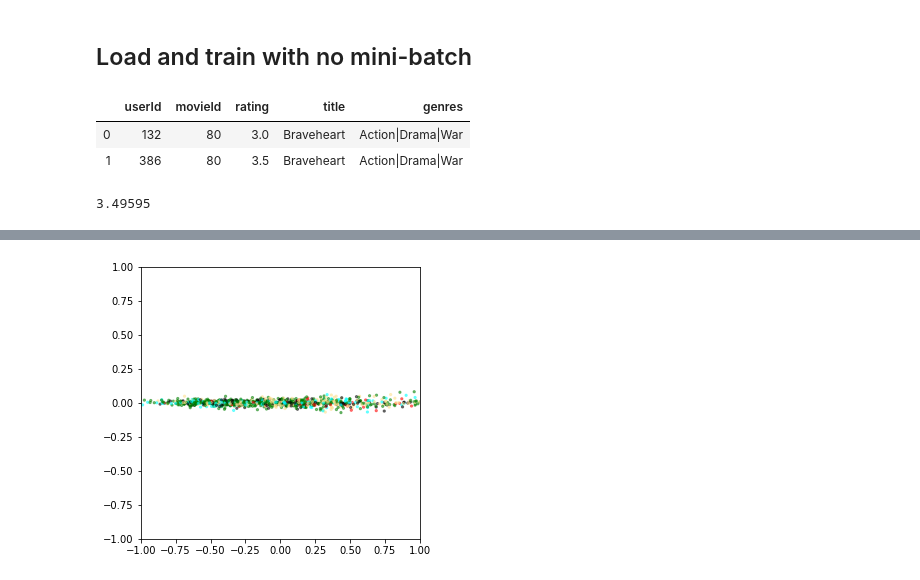
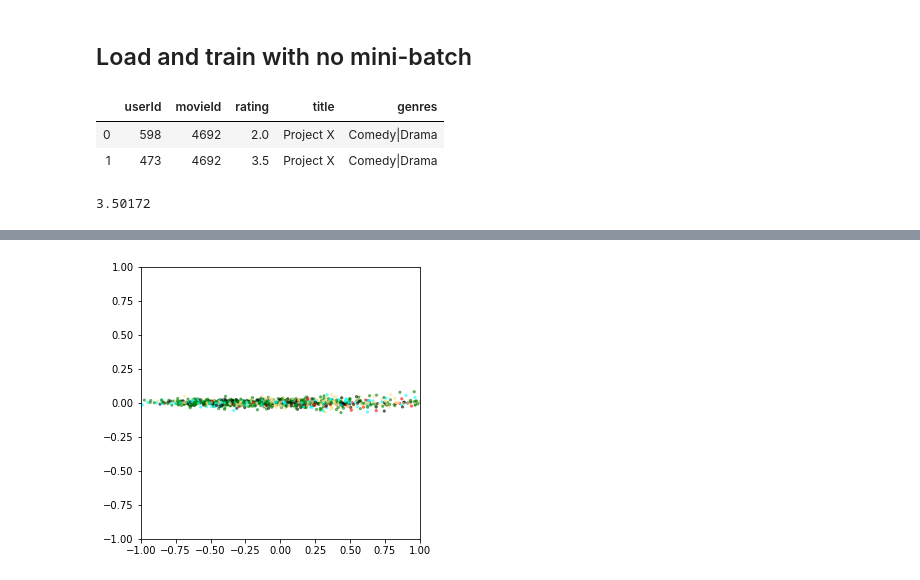
Before and after one commit to parrt/playdl, a Jupyter notebook: notebooks/collaborative-filtering-pytorch-optimizers.ipynb, the cells around one changed output, grey strips where cells are left out. Cells and saved outputs as stored; diff of their text form; code cells hidden in the pictures.

```diff
--- a/notebooks/collaborative-filtering-pytorch-optimizers.ipynb
+++ b/notebooks/collaborative-filtering-pytorch-optimizers.ipynb
@@ -151,22 +151,22 @@ Loading BokehJS ...
 # %% [markdown]
 ## Load and train with no mini-batch
 # %%
-df = load(n=20_000)
+df = load(n=100_000)
 n = len(df)
 nmovies = len(df.groupby('movieId').count())
 nusers = len(df.groupby('userId').count())
 compress_cats(df, 'movieId') # make IDs 0..nmovies-1
 compress_cats(df, 'userId')
 df.head(2)
 # %% [output]
 |  | userId | movieId | rating | title | genres |
-| 0 | 132 | 80 | 3.0 | Braveheart | Action|Drama|War |
-| 1 | 386 | 80 | 3.5 | Braveheart | Action|Drama|War |
+| 0 | 598 | 4692 | 2.0 | Project X | Comedy|Drama |
+| 1 | 473 | 4692 | 3.5 | Project X | Comedy|Drama |
 # %%
 avg_rating = np.mean(df['rating'])
 avg_rating
 # %% [output]
-3.49595
+3.50172
 # %%
 import torch.nn as nn
 
```
Also changed, not shown: parts of 17 cells of this notebook.
